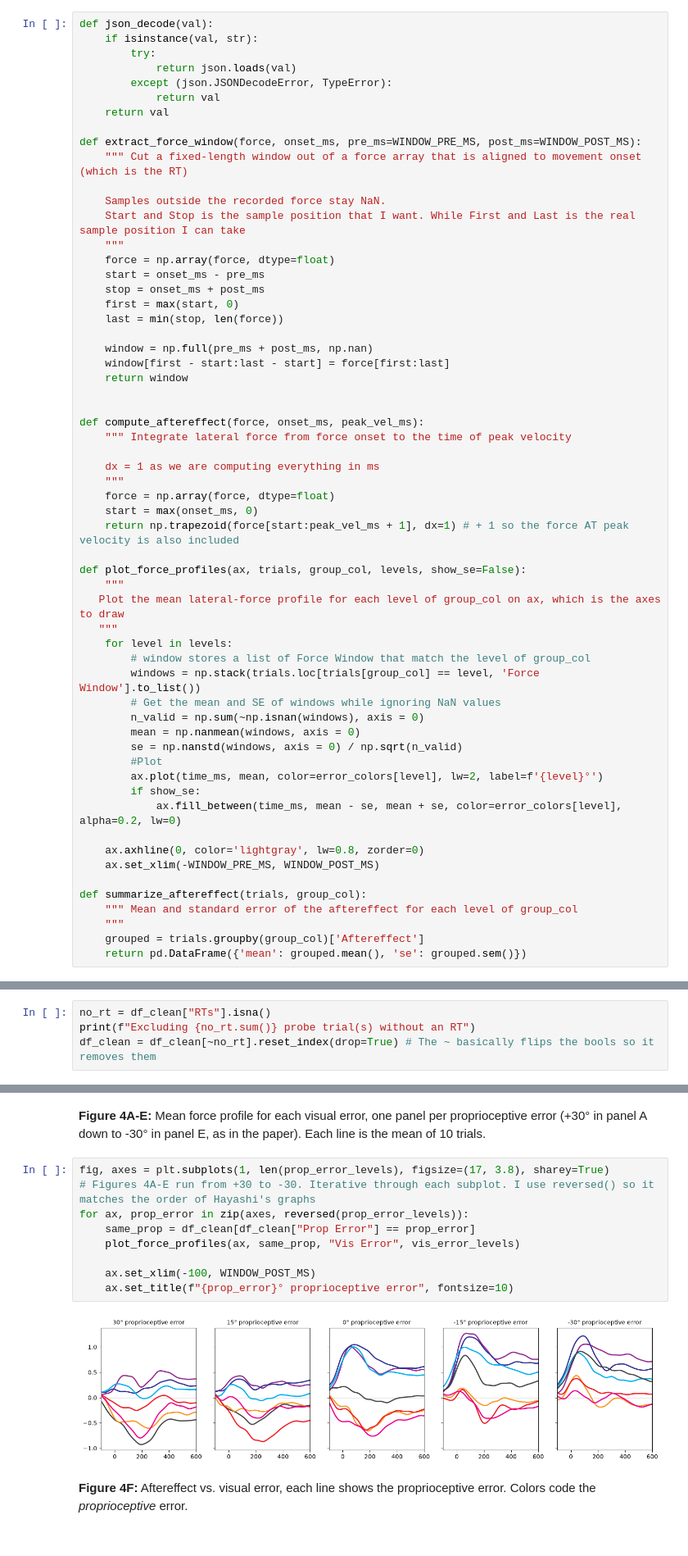
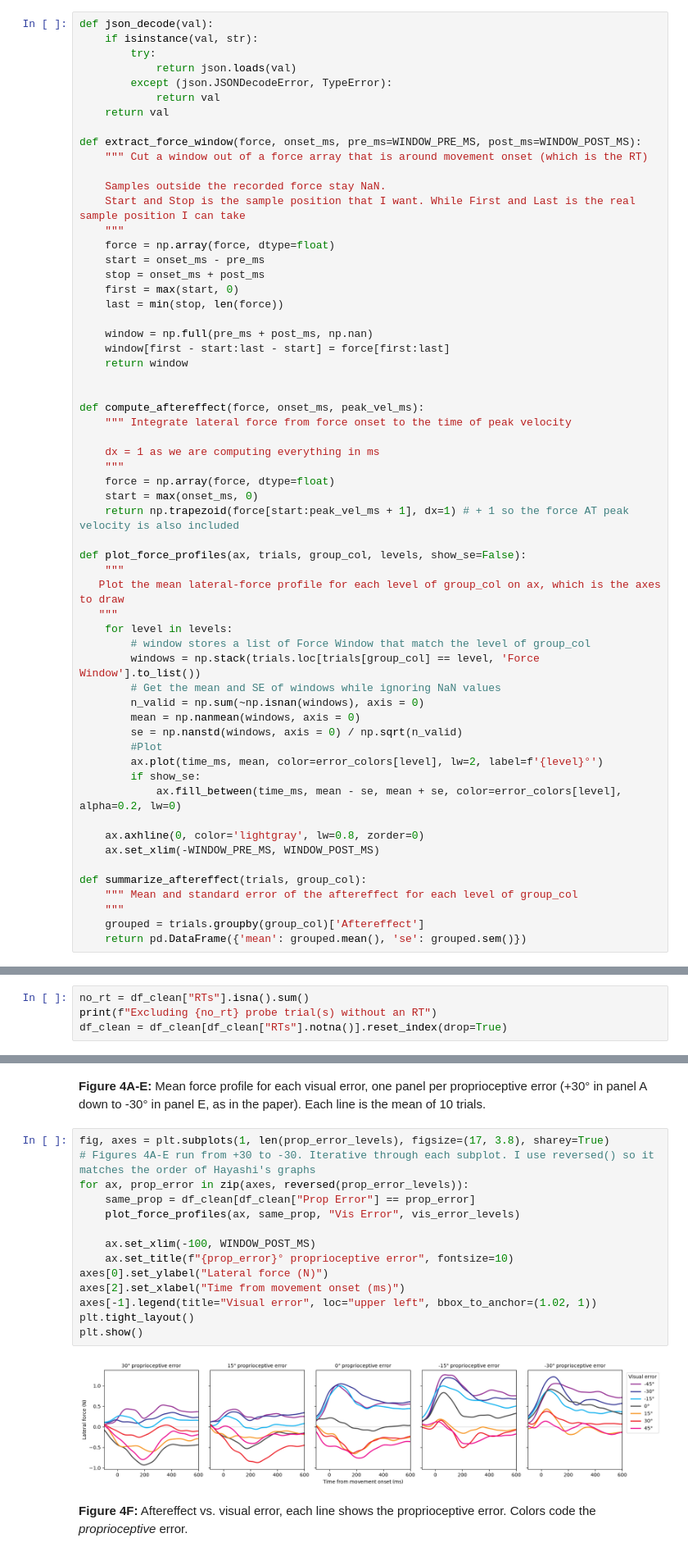
Before and after one commit to ericjin223/hayashi, a Jupyter notebook: eric-analysis.ipynb, the cells around one changed output, grey strips where cells are left out. Shown at 82% size. Drawn from its saved outputs; the diff is of its cells as text.

```diff
--- a/eric-analysis.ipynb
+++ b/eric-analysis.ipynb
@@ -64,7 +64,7 @@ def json_decode(val):
     return val
 
 def extract_force_window(force, onset_ms, pre_ms=WINDOW_PRE_MS, post_ms=WINDOW_POST_MS):
-    """ Cut a fixed-length window out of a force array that is aligned to movement onset (which is the RT)
+    """ Cut a window out of a force array that is around movement onset (which is the RT)
 
     Samples outside the recorded force stay NaN.
     Start and Stop is the sample position that I want. While First and Last is the real sample position I can take
@@ -158,9 +159,9 @@ print(df_clean.groupby(["Vis Error", "Prop Error"]).size().value_counts().to_str
 # %% [markdown]
 **Step 3: Exclude trials without a usable reaction time.**
 # %%
-no_rt = df_clean["RTs"].isna()
-print(f"Excluding {no_rt.sum()} probe trial(s) without an RT")
-df_clean = df_clean[~no_rt].reset_index(drop=True) # The ~ basically flips the bools so it removes them
+no_rt = df_clean["RTs"].isna().sum()
+print(f"Excluding {no_rt} probe trial(s) without an RT")
+df_clean = df_clean[df_clean["RTs"].notna()].reset_index(drop=True)
 # %% [output]
 Excluding 1 probe trial(s) without an RT
 # %% [markdown]
@@ -264,14 +265,19 @@ plt.show()
 # %%
 fig, axes = plt.subplots(1, len(prop_error_levels), figsize=(17, 3.8), sharey=True)
 # Figures 4A-E run from +30 to -30. Iterative through each subplot. I use reversed() so it matches the order of Hayashi's graphs
 for ax, prop_error in zip(axes, reversed(prop_error_levels)):
     same_prop = df_clean[df_clean["Prop Error"] == prop_error]
     plot_force_profiles(ax, same_prop, "Vis Error", vis_error_levels)
 
     ax.set_xlim(-100, WINDOW_POST_MS)
     ax.set_title(f"{prop_error}° proprioceptive error", fontsize=10)
+axes[0].set_ylabel("Lateral force (N)")
+axes[2].set_xlabel("Time from movement onset (ms)")
+axes[-1].legend(title="Visual error", loc="upper left", bbox_to_anchor=(1.02, 1))
+plt.tight_layout()
+plt.show()
 # %% [output]
-[figure, old version]
+[figure, new version]
 # %% [markdown]
 **Figure 4F:** Aftereffect vs. visual error, each line shows the proprioceptive error. Colors code the *proprioceptive* error.
 # %%
```
Also changed, not shown: parts of 1 cell of this notebook.
